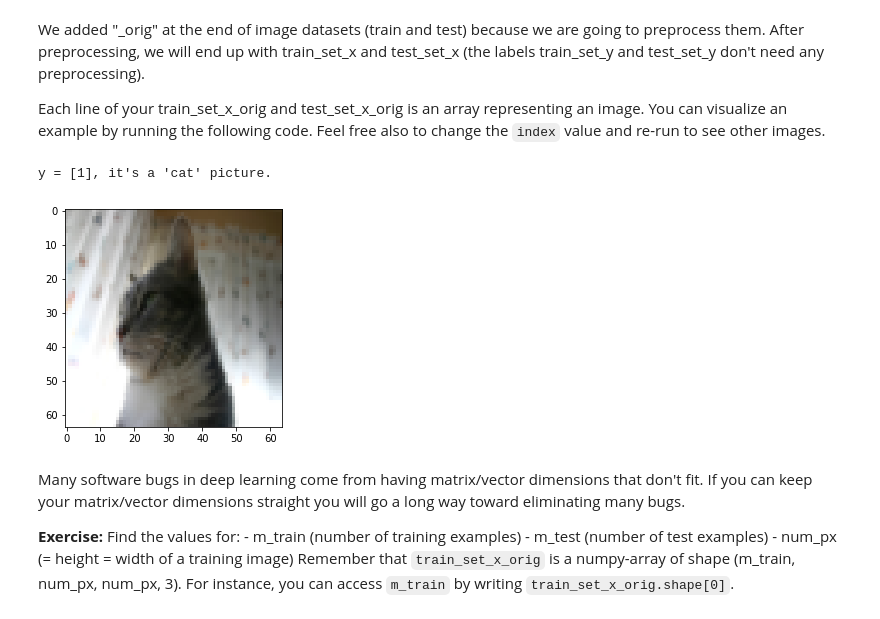
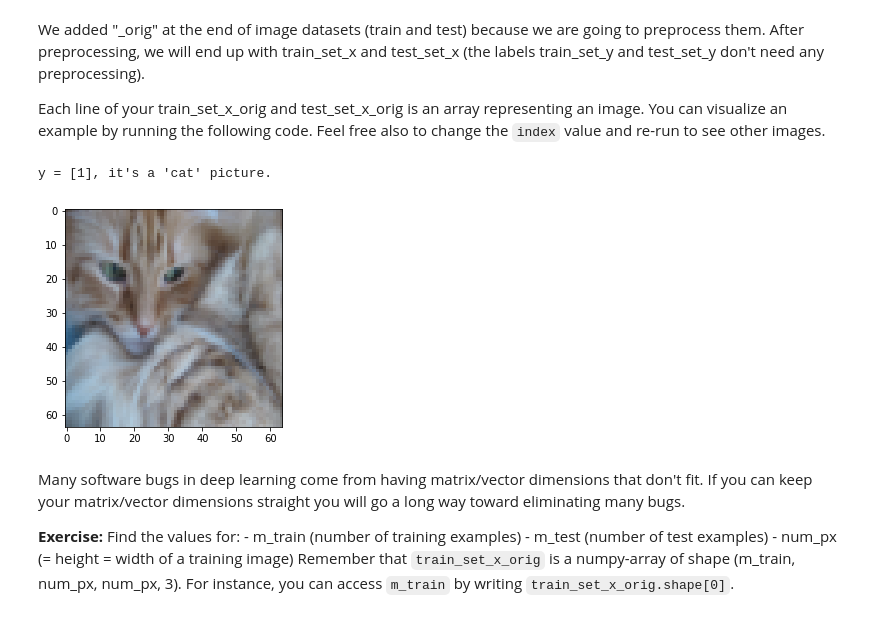
Before and after one commit to sdoaxing0410/NeuralNetworkHomework, a Jupyter notebook: assignment2(C1W2)/assignment2_2.ipynb, the cells around one changed output. Saved outputs shown, nothing was run; the diff lists cells and outputs as text; code cells hidden in the pictures.

```diff
--- a/assignment2(C1W2)/assignment2_2.ipynb
+++ b/assignment2(C1W2)/assignment2_2.ipynb
@@ -69,12 +53,12 @@ We added "_orig" at the end of image datasets (train and test) because we are go
 Each line of your train_set_x_orig and test_set_x_orig is an array representing an image. You can visualize an example by running the following code. Feel free also to change the `index` value and re-run to see other images.
 # %%
 # Example of a picture
-index = 106
+index = 2
 plt.imshow(train_set_x_orig[index])
 print ("y = " + str(train_set_y[:, index]) + ", it's a '" + classes[np.squeeze(train_set_y[:, index])].decode("utf-8") +  "' picture.")
 # %% [output]
 y = [1], it's a 'cat' picture.
-[figure, old version]
+[figure, new version]
 # %% [markdown]
 Many software bugs in deep learning come from having matrix/vector dimensions that don't fit. If you can keep your matrix/vector dimensions straight you will go a long way toward eliminating many bugs.
 
```
Also changed, not shown: parts of 3 cells of this notebook, 8 other files.
